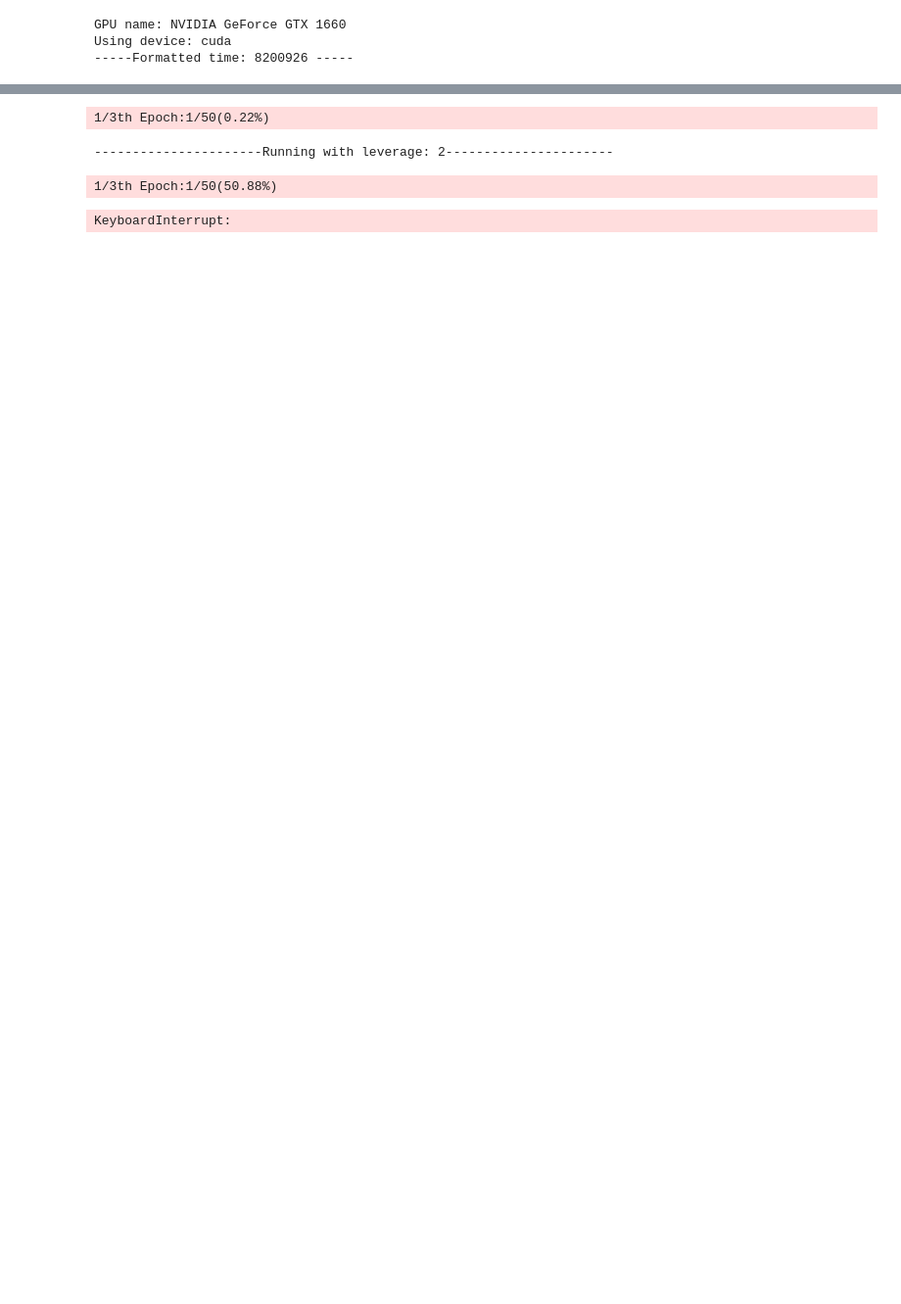
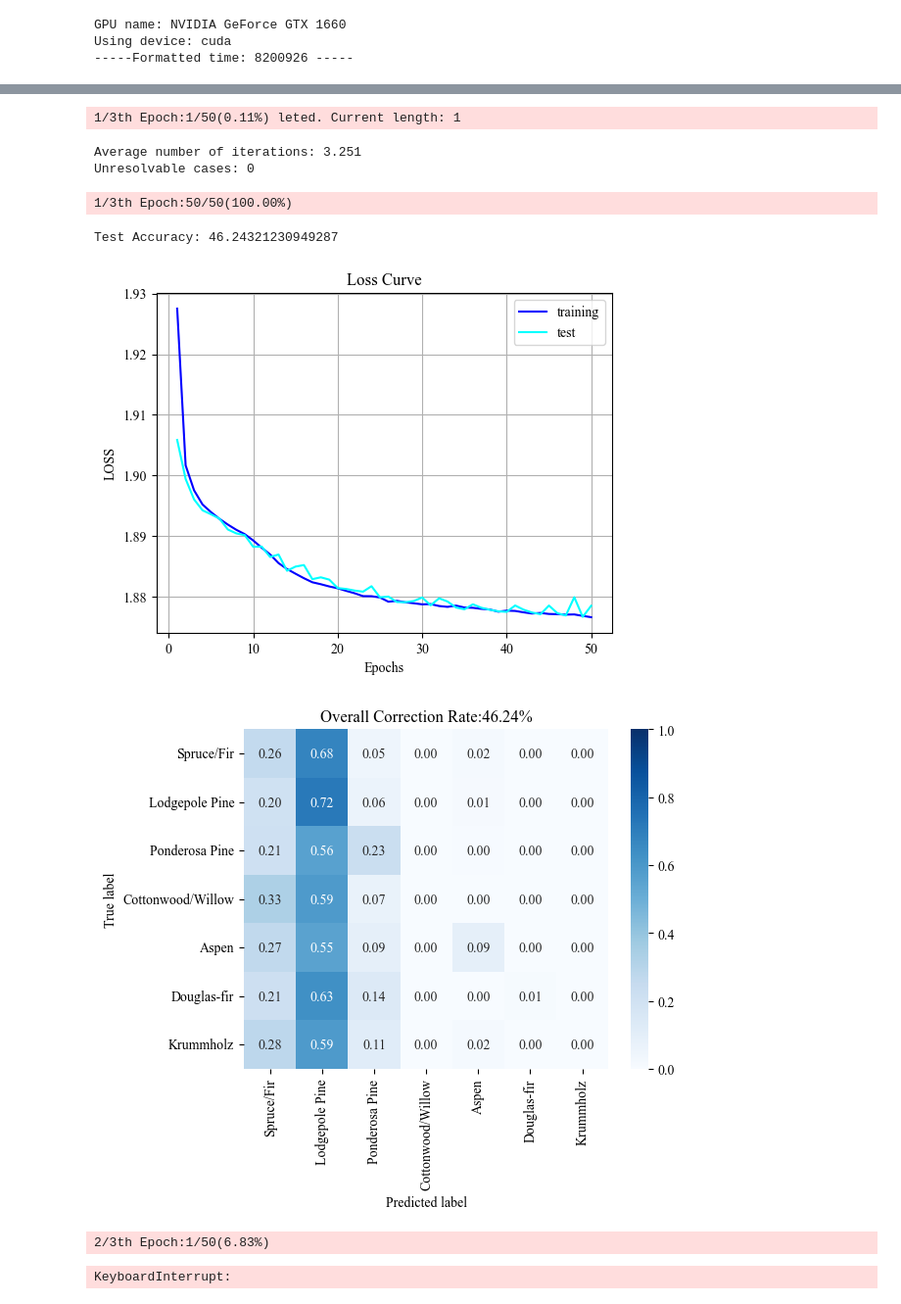
Before and after one commit to Ryuichi-K-create/PhotonicEncoder_public, a Jupyter notebook: Runner/ex_run/DEQ_covtype.ipynb, the cells around one changed output, grey strips where cells are left out. Shown: that part at 98% size. Drawn from its saved outputs; the diff is of its cells as text; code cells hidden in the pictures; blank space fills up the shorter version.

```diff
--- a/Runner/ex_run/DEQ_covtype.ipynb
+++ b/Runner/ex_run/DEQ_covtype.ipynb
@@ -30,14 +30,15 @@ Using device: cuda
 experiment_type = "DEQ"
 experiment_name = f"{experiment_type}{formatted_time}"
 
-variable_param = "leverage" #ここで設定した項目は配列にすること(none,leverage,alpha)
-save = True
+variable_param = "none" #ここで設定した項目は配列にすること(none,leverage,alpha)
+save = False
+Show = True
 
 params = {
     'none':[0], #variable_param=noneの際は1回だけ繰り返す
     #data---------------------------------------------
     'dataset': 'covtype', # 'mnist', 'cifar-10', 'cinic-10' , 'fashion-mnist'
-    'batch_size': 1024, #64 MNIST, 100 CIFAR10, 100 CINIC10
+    'batch_size': 512, #64 MNIST, 100 CIFAR10, 100 CINIC10
 
     #Encoder_Model--------------------------------
     'enc_type': 'PM', # 'none', 'MZM', 'LI'
@@ -57,7 +58,7 @@ params = {
     #param--------------------------------------------
     'num_try': 3,
     'max_epochs': 50,
-    'leverage': [2,6,9,18,27,54], #mnist:[1,2,4,8,16],cinic:[1,2,3,4,6,8,12,16,24,48] enc is not none
+    'leverage': 27, #mnist:[1,2,4,8,16],cinic:[1,2,3,4,6,8,12,16,24,48] enc is not none
     'kernel_size': 4,
 
     #anderson param-----------------------------------
@@ -133,8 +134,9 @@ for variable in params[variable_param]: #variable:leverage,alpha
             datas = [loss_train_,loss_test_,all_labels,all_preds,Test_acc]
             save_csv(datas,variable_param,variable,num_times,**folder_params,save_type='trial',experiment_name=experiment_name)
         print(f'Test Accuracy: {Test_acc}')
-        # plot_loss_curve(loss_train_,loss_test_)
-        # plot_confusion_matrix(all_labels,all_preds,params["dataset"],Test_acc)
+        if Show:
+            plot_loss_curve(loss_train_,loss_test_,Show=True)
+            plot_confusion_matrix(all_labels,all_preds,params["dataset"],Test_acc,Show=True)
 
     if save:
         datas = [All_loss_test,All_test_acc,All_last_loss,All_pro_time]
@@ -143,8 +145,9 @@ for variable in params[variable_param]: #variable:leverage,alpha
         datas = [Relres_,np.mean(Relres_),Unresovable]
         save_csv(datas,variable_param,variable,num_times,**folder_params,save_type='relres',experiment_name=experiment_name)
     print(f"Test Accuracy:{Test_acc:.2f}")
-    # plot_errorbar_losscurve(All_loss_test)
-    # create_table(All_test_acc,All_last_loss,All_pro_time)
+    if Show:
+        plot_errorbar_losscurve(All_loss_test,Show=True)
+        create_table(All_test_acc,All_last_loss,All_pro_time,Show=True)
 
     All_last_ACCs_.append(All_test_acc)
     All_last_LOSSs_.append(All_last_loss)
@@ -161,4 +164,9 @@ if save:
-1/3th Epoch:1/50(0.22%)
+1/3th Epoch:1/50(0.11%) leted. Current length: 1
-----------------------Running with leverage: 2----------------------
+Average number of iterations: 3.251
+Unresolvable cases: 0
-1/3th Epoch:1/50(50.88%)
+1/3th Epoch:50/50(100.00%)
-KeyboardInterrupt:
+Test Accuracy: 46.24321230949287
+[figure, added]
+[figure, added]
+2/3th Epoch:1/50(6.83%)
+KeyboardInterrupt:
```
Also changed, not shown: parts of 1 cell of this notebook, 2 other files.
